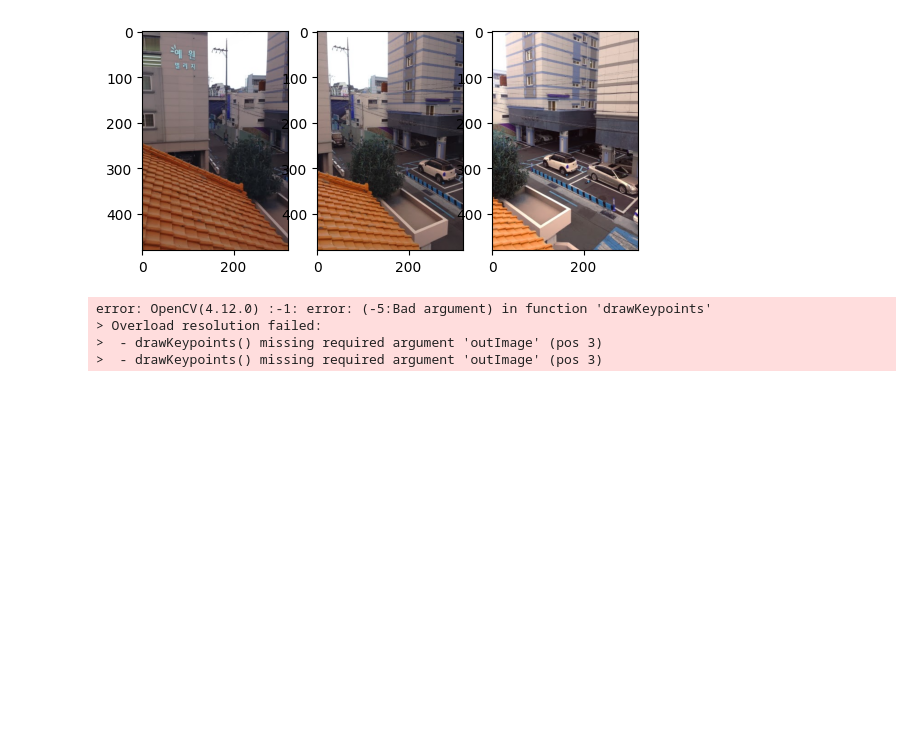
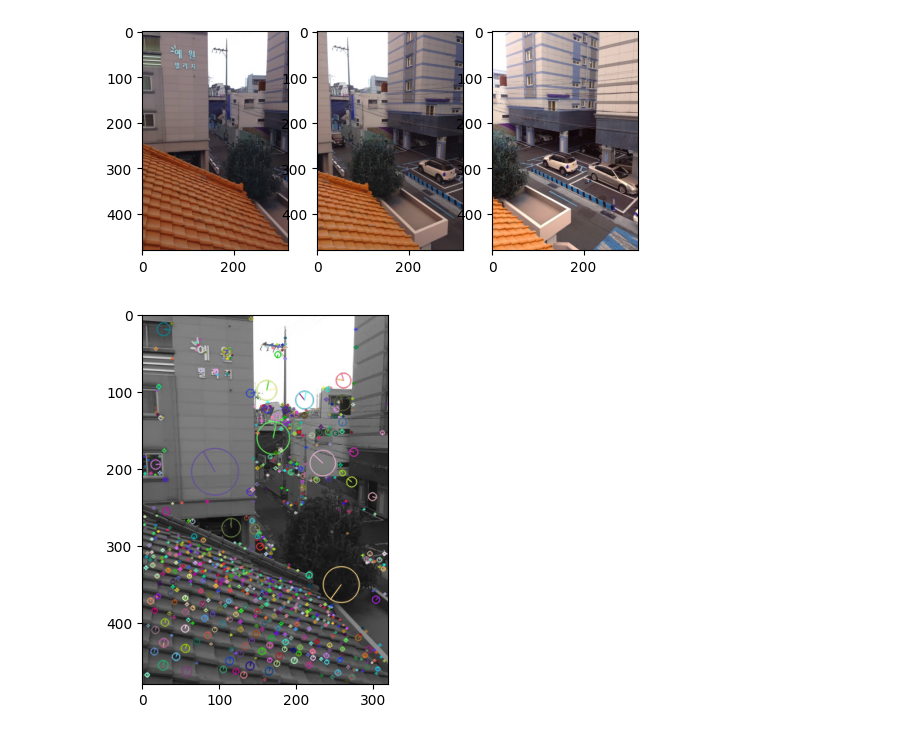
Before and after one commit to kumargautampushkar/LearnOpenCV, a Jupyter notebook: image_stiching.ipynb, the cells around one changed output. Drawn from its saved outputs; the diff is of its cells as text; code cells hidden in the pictures; blank space fills up the shorter version.

Commit message:
Image matching done

```diff
--- a/image_stiching.ipynb
+++ b/image_stiching.ipynb
@@ -30,18 +30,15 @@ plt.show()
 # %%
 # SIFT detector
 sift = cv.SIFT_create()
 gs1 = cv.cvtColor(s1, cv.COLOR_BGR2GRAY)
 
-kp1 = sift.detect(gs1, None)
-img_kp1 = cv.drawKeypoints(gs1, kp1)
+kp1,des1 = sift.detectAndCompute(gs1, None)
+img_kp1 = cv.drawKeypoints(gs1, kp1,gs1, flags=cv.DRAW_MATCHES_FLAGS_DRAW_RICH_KEYPOINTS)
 
 plt.imshow(img_kp1)
 plt.show()
 # %% [output]
-error: OpenCV(4.12.0) :-1: error: (-5:Bad argument) in function 'drawKeypoints'
-> Overload resolution failed:
->  - drawKeypoints() missing required argument 'outImage' (pos 3)
->  - drawKeypoints() missing required argument 'outImage' (pos 3)
+[figure, added]
 # %%
 sift2 = cv.SIFT_create()
 gs2 = cv.cvtColor(s2, cv.COLOR_BGR2GRAY)
```
Also changed, not shown: parts of 2 cells of this notebook.
